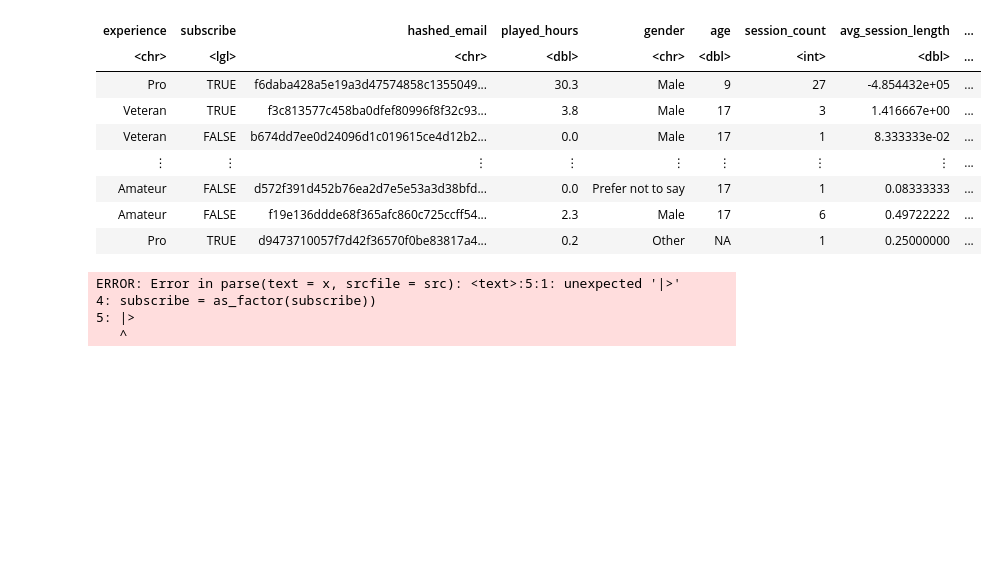
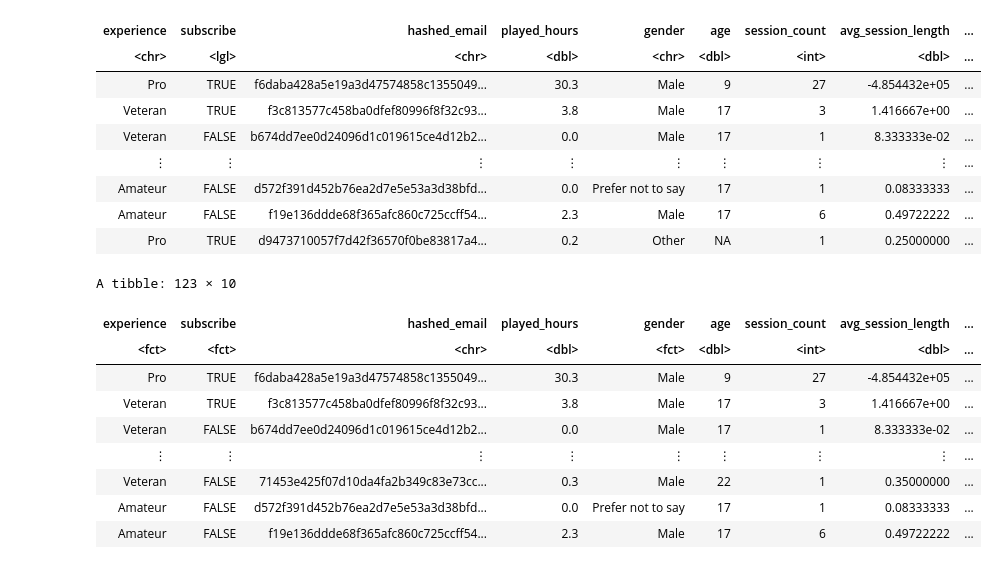
Before and after one commit to Zohranikjo/Game-Related-Newsletter-Subscription-Prediction-, a Jupyter notebook: subscription_modeling.ipynb, the cells around one changed output. Saved outputs shown, nothing was run; the diff lists cells and outputs as text; code cells hidden in the pictures; blank space fills up the shorter version.

```diff
--- a/subscription_modeling.ipynb
+++ b/subscription_modeling.ipynb
@@ -186,15 +168,22 @@ A tibble: 196 × 10
 | Amateur | FALSE | f19e136ddde68f365afc860c725ccff54... | 2.3 | Male | 17 | 6 | 0.49722222 | ... |
 | Pro | TRUE | d9473710057f7d42f36570f0be83817a4... | 0.2 | Other | NA | 1 | 0.25000000 | ... |
 # %%
-player_data <- player_data |> mutate(
-gender = as_factor (gender),
-experience = as_factor(experience),
-subscribe = as_factor(subscribe))
-|> drop_na(subscribe, age, played_hours, session_count, avg_session_length)
+player_data <- player_data |>
+  mutate(
+    gender = as_factor(gender),
+    experience = as_factor(experience),
+    subscribe = as_factor(subscribe)) |>
+  drop_na(subscribe, age, played_hours, session_count, avg_session_length)
 
 player_data
 # %% [output]
-ERROR: Error in parse(text = x, srcfile = src): <text>:5:1: unexpected '|>'
-4: subscribe = as_factor(subscribe))
-5: |>
-   ^
+A tibble: 123 × 10
+| experience | subscribe | hashed_email | played_hours | gender | age | session_count | avg_session_length | ... |
+| <fct> | <fct> | <chr> | <dbl> | <fct> | <dbl> | <int> | <dbl> | ... |
+| Pro | TRUE | f6daba428a5e19a3d47574858c1355049... | 30.3 | Male | 9 | 27 | -4.854432e+05 | ... |
+| Veteran | TRUE | f3c813577c458ba0dfef80996f8f32c93... | 3.8 | Male | 17 | 3 | 1.416667e+00 | ... |
+| Veteran | FALSE | b674dd7ee0d24096d1c019615ce4d12b2... | 0.0 | Male | 17 | 1 | 8.333333e-02 | ... |
+| ⋮ | ⋮ | ⋮ | ⋮ | ⋮ | ⋮ | ⋮ | ⋮ | ... |
+| Veteran | FALSE | 71453e425f07d10da4fa2b349c83e73cc... | 0.3 | Male | 22 | 1 | 0.35000000 | ... |
+| Amateur | FALSE | d572f391d452b76ea2d7e5e53a3d38bfd... | 0.0 | Prefer not to say | 17 | 1 | 0.08333333 | ... |
+| Amateur | FALSE | f19e136ddde68f365afc860c725ccff54... | 2.3 | Male | 17 | 6 | 0.49722222 | ... |
```
Also changed, not shown: parts of 13 cells of this notebook.
